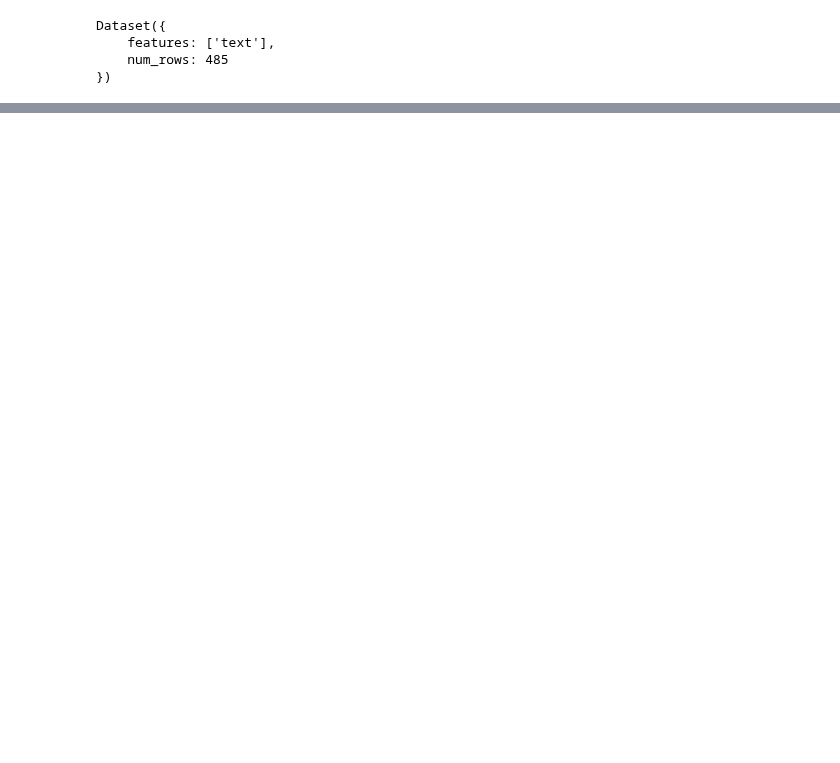
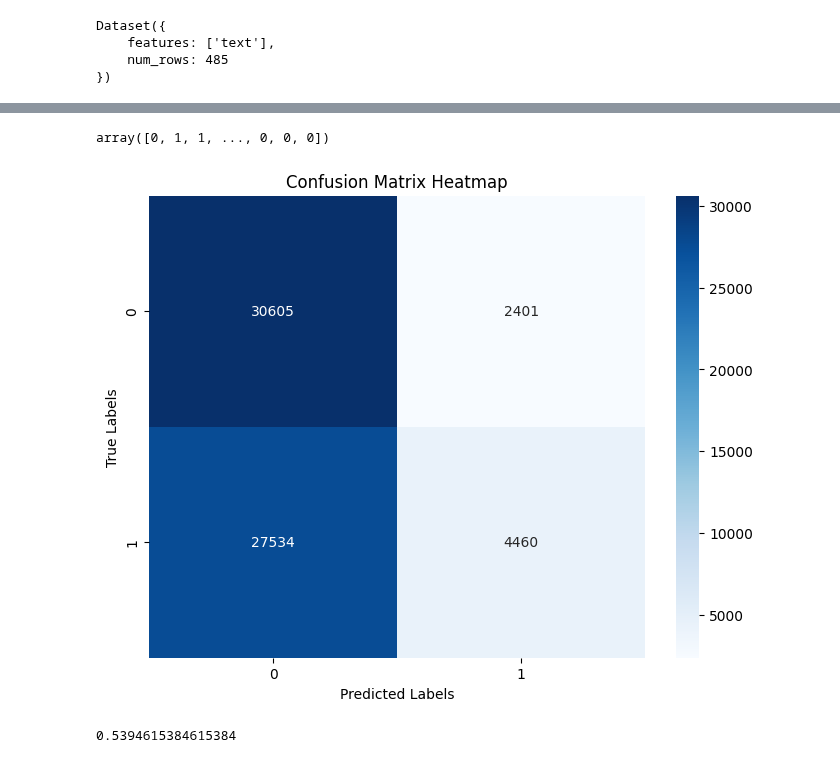
Before and after one commit to anasnofal/kaggle-notebooks-, a Jupyter notebook: finbert.ipynb, the cells around one changed output, grey strips where cells are left out. Cells and saved outputs as stored; diff of their text form; code cells hidden in the pictures; blank space fills up the shorter version.

```diff
--- a/finbert.ipynb
+++ b/finbert.ipynb
@@ -212,0 +229,6 @@ accuracy_score(ytest, preds)
+# %%
+test_dataset = test_dataset_raw.map(tokenize_fn, batched=False)
+# %%
+output = trainer.predict(
+    test_dataset=test_dataset,
+)
@@ -212,0 +237,41 @@ accuracy_score(ytest, preds)
+# %%
+preds = [np.argmax(x) for x in output.predictions]
+# %%
+def transform(x):
+    if x == 2:
+        return 1
+    elif x == 1:
+        return 0
+    else:  # x == 0
+        return 0
+
+vectorized_transform = np.vectorize(transform)
+converted = vectorized_transform(preds)
+# %%
+converted
+# %% [output]
+array([0, 1, 1, ..., 0, 0, 0])
+# %%
+cm = confusion_matrix(y_test, converted)
+
+# Define class labels
+labels = [0, 1]
+
+# Create a heatmap
+plt.figure(figsize=(8, 6))
+sns.heatmap(cm, annot=True, fmt='d', cmap='Blues',
+            xticklabels=labels, yticklabels=labels)
+
+# Add labels and title
+plt.xlabel('Predicted Labels')
+plt.ylabel('True Labels')
+plt.title('Confusion Matrix Heatmap')
+
+# Display the plot
+plt.show()
+# %% [output]
+[figure, added]
+# %%
+accuracy_score(y_test, converted)
+# %% [output]
+0.5394615384615384
```
Also changed, not shown: parts of 10 cells of this notebook.
